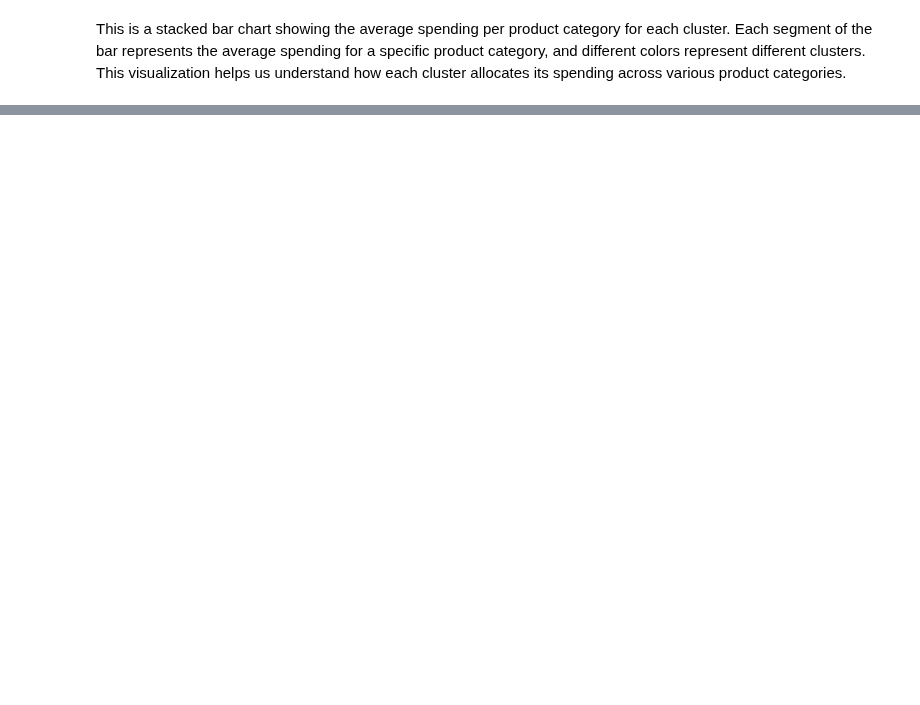
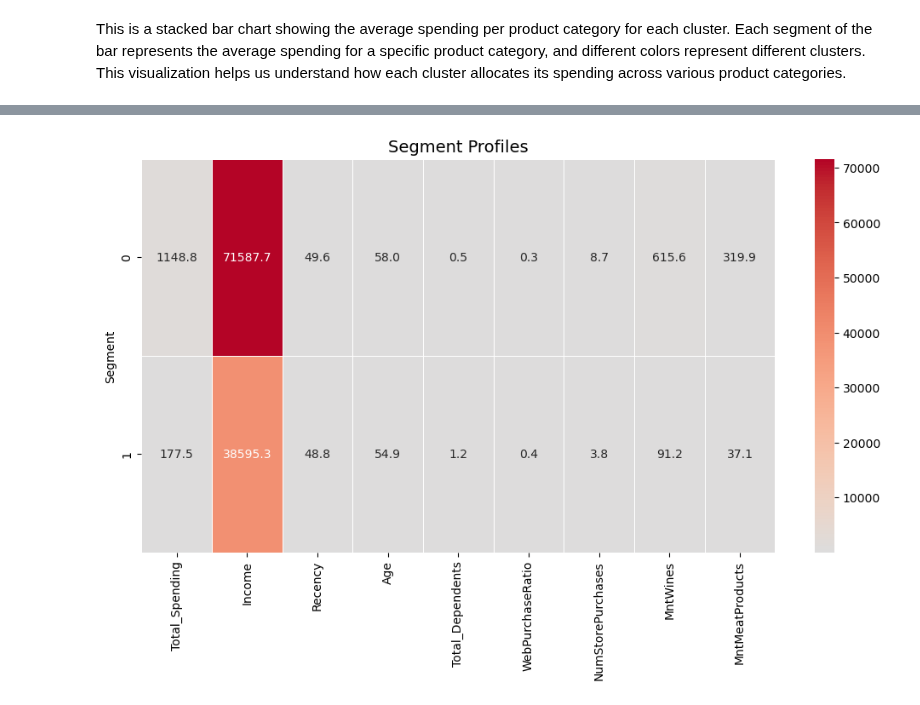
Before and after one commit to martinaainembabazi/GROUP-D-DATA-SCIENCE-PROJECT-ON-CUSTOMER-SEGMENTATION, a Jupyter notebook: customersegmentation.ipynb, the cells around one changed output, grey strips where cells are left out. Cells and saved outputs as stored; diff of their text form; code cells hidden in the pictures; blank space fills up the shorter version.

```diff
--- a/customersegmentation.ipynb
+++ b/customersegmentation.ipynb
@@ -910,0 +939,29 @@ Cluster 2 preference hierarchy: ['MntWines', 'MntMeatProducts', 'MntGoldProds',
+# %%
+
+optimal_k =2
+final_kmeans = KMeans(n_clusters=optimal_k, random_state=42, n_init=10)
+df['Segment'] = final_kmeans.fit_predict(X_scaled)
+
+# Save clustered data
+df.to_csv('segmented_customers.csv', index=False)
+# %%
+# Get cluster centers in original scale
+cluster_centers = scaler.inverse_transform(final_kmeans.cluster_centers_)
+segment_profiles = pd.DataFrame(cluster_centers, columns=cluster_features)
+segment_profiles['Segment'] = segment_profiles.index
+
+# Visualize segment characteristics
+plt.figure(figsize=(12, 6))
+sns.heatmap(
+    segment_profiles.set_index('Segment'),
+    annot=True,
+    cmap='coolwarm',
+    fmt='.1f',
+    linewidths=.5,
+    center=0
+)
+plt.title('Segment Profiles', fontsize=14)
+plt.savefig('segment_profiles.png', bbox_inches='tight')
+plt.show()
+# %% [output]
+[figure, added]
```
Also changed, not shown: parts of 21 cells of this notebook, 1 other file.
